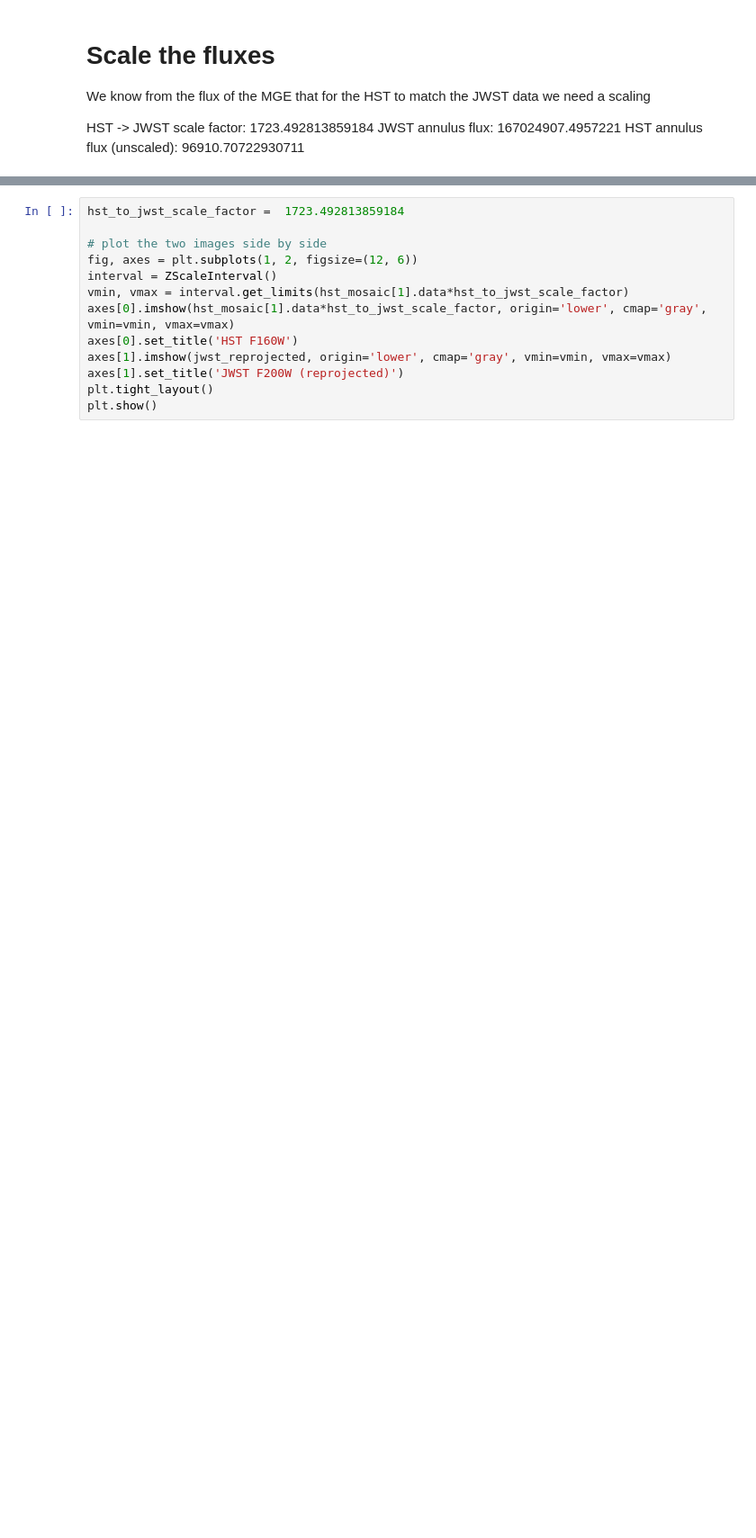
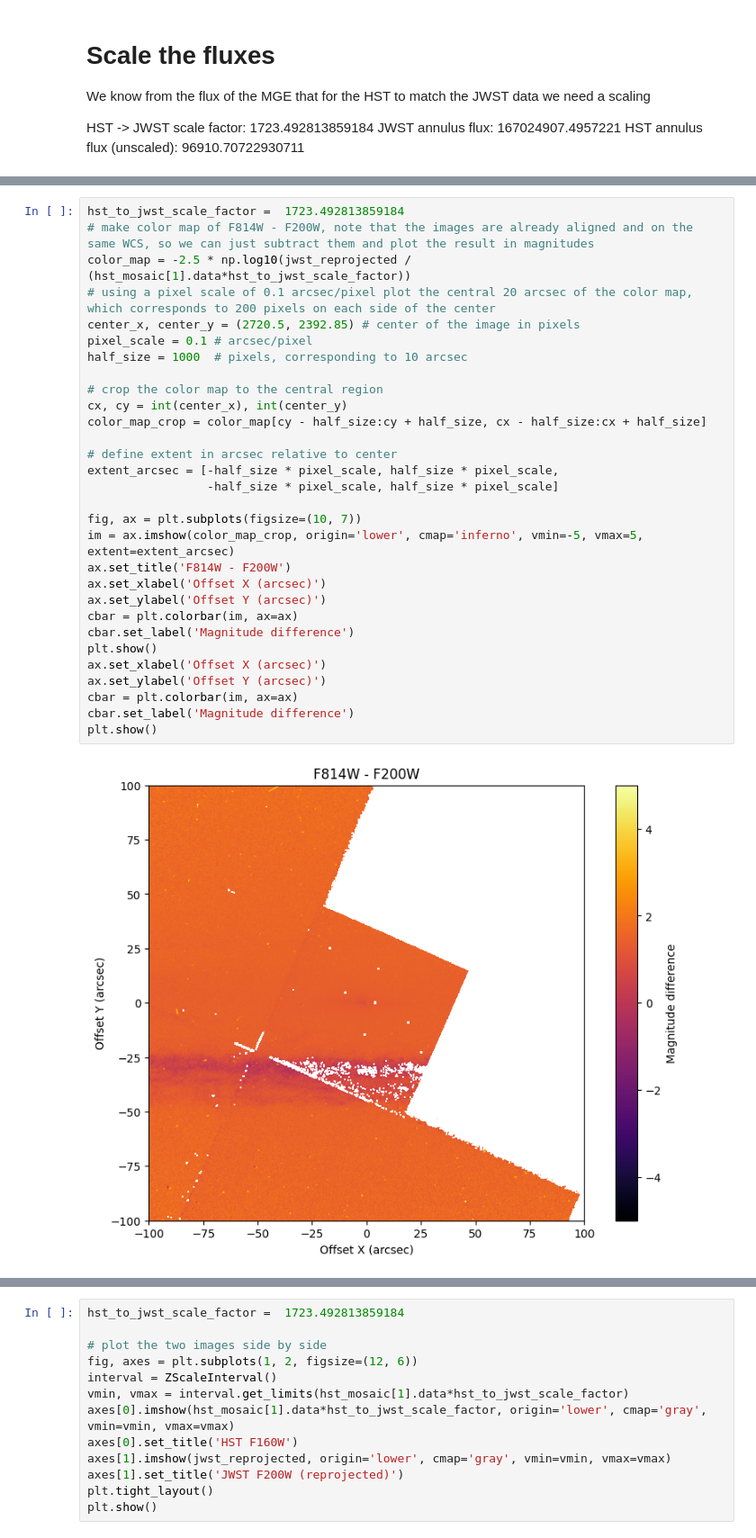
Before and after one commit to mncavieres/Sombrero_REVEAL, a Jupyter notebook: Notebooks/colormap_hst_jwst.ipynb, the cells around one changed output, grey strips where cells are left out. Shown at 90% size. Cells and saved outputs as stored; diff of their text form; blank space fills up the shorter version.

```diff
--- a/Notebooks/colormap_hst_jwst.ipynb
+++ b/Notebooks/colormap_hst_jwst.ipynb
@@ -74 +95,33 @@ plt.show()
 <Figure size 640x480 with 0 Axes>
+# %%
+hst_to_jwst_scale_factor =  1723.492813859184
+# make color map of F814W - F200W, note that the images are already aligned and on the same WCS, so we can just subtract them and plot the result in magnitudes
+color_map = -2.5 * np.log10(jwst_reprojected / (hst_mosaic[1].data*hst_to_jwst_scale_factor))
+# using a pixel scale of 0.1 arcsec/pixel plot the central 20 arcsec of the color map, which corresponds to 200 pixels on each side of the center
+center_x, center_y = (2720.5, 2392.85) # center of the image in pixels
+pixel_scale = 0.1 # arcsec/pixel
+half_size = 1000  # pixels, corresponding to 10 arcsec
+
+# crop the color map to the central region
+cx, cy = int(center_x), int(center_y)
+color_map_crop = color_map[cy - half_size:cy + half_size, cx - half_size:cx + half_size]
+
+# define extent in arcsec relative to center
+extent_arcsec = [-half_size * pixel_scale, half_size * pixel_scale,
+				 -half_size * pixel_scale, half_size * pixel_scale]
+
+fig, ax = plt.subplots(figsize=(10, 7))
+im = ax.imshow(color_map_crop, origin='lower', cmap='inferno', vmin=-5, vmax=5, extent=extent_arcsec)
+ax.set_title('F814W - F200W')
+ax.set_xlabel('Offset X (arcsec)')
+ax.set_ylabel('Offset Y (arcsec)')
+cbar = plt.colorbar(im, ax=ax)
+cbar.set_label('Magnitude difference')
+plt.show()
+ax.set_xlabel('Offset X (arcsec)')
+ax.set_ylabel('Offset Y (arcsec)')
+cbar = plt.colorbar(im, ax=ax)
+cbar.set_label('Magnitude difference')
+plt.show()
+# %% [output]
+[figure, added]
```
Also changed, not shown: parts of 7 cells of this notebook, 14 other files.
